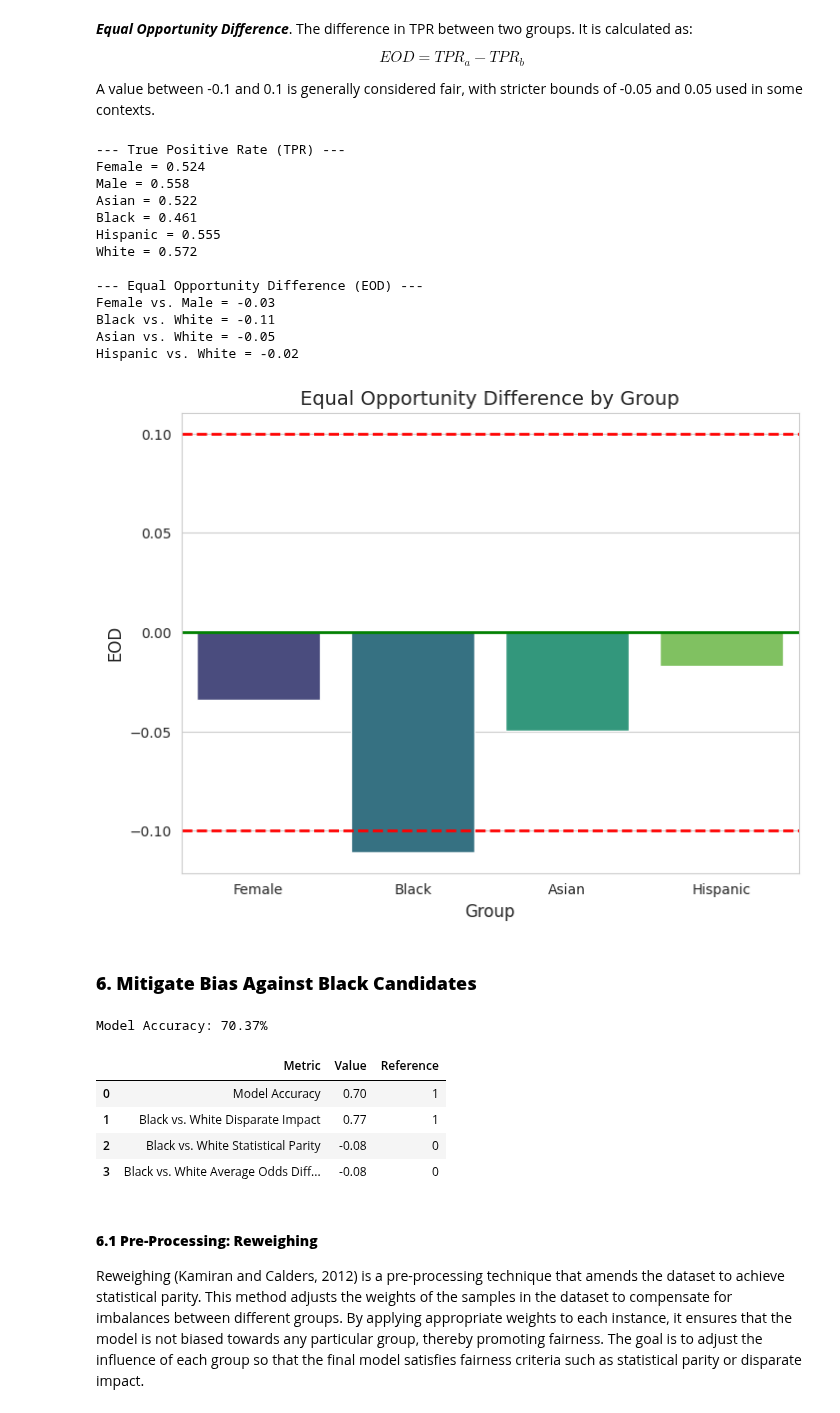
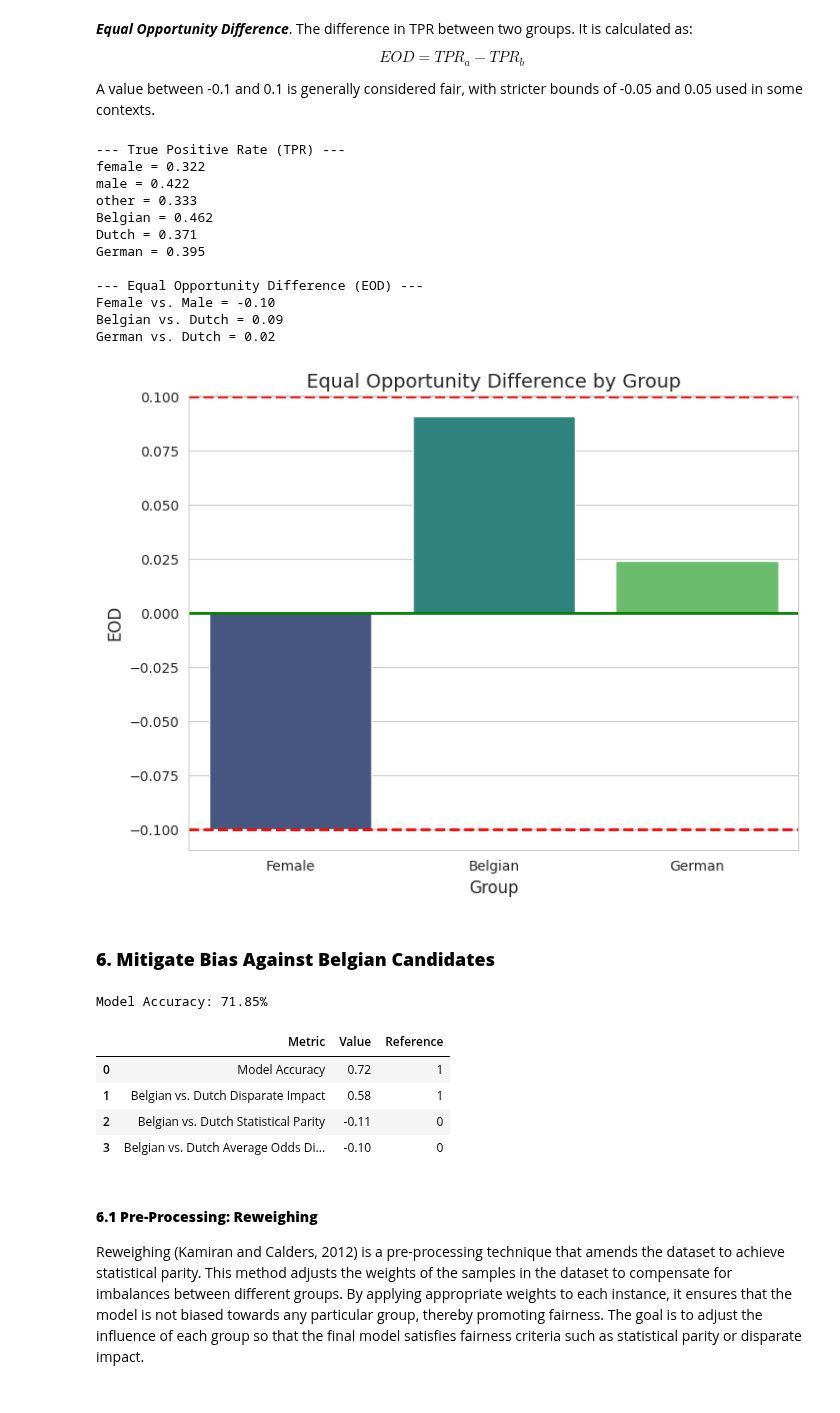
Before and after one commit to AlbanaCelepija/enhanced_mlops, a Jupyter notebook: framework/library/use_cases/tabular/src/local_platform/experiments/1.bias_mitigation.ipynb, the cells around one changed output. Cells and saved outputs as stored; diff of their text form; code cells hidden in the pictures.

```diff
--- a/framework/library/use_cases/tabular/src/local_platform/experiments/1.bias_mitigation.ipynb
+++ b/framework/library/use_cases/tabular/src/local_platform/experiments/1.bias_mitigation.ipynb
@@ -94,21 +94,21 @@ def get_metrics(group_a, group_b, y_pred, y_true):
     ]  # Calculate accuracy
     metrics += [
         [
-            "Black vs. White Disparate Impact",
+            "Belgian vs. Dutch Disparate Impact",
             round(disparate_impact(group_a, group_b, y_pred), 2),
             1,
         ]
     ]  # Calculate disparate impact
     metrics += [
         [
-            "Black vs. White Statistical Parity",
+            "Belgian vs. Dutch Statistical Parity",
             round(statistical_parity(group_a, group_b, y_pred), 2),
             0,
         ]
     ]  # Calculate statistical parity
     metrics += [
         [
-            "Black vs. White Average Odds Difference",
+            "Belgian vs. Dutch Average Odds Difference",
             round(average_odds_diff(group_a, group_b, y_pred, y_true), 2),
             0,
         ]
@@ -175,7 +175,7 @@ def plot_confusion_matrices(groups, data_test, category, y_test, y_pred_test):
         ax = axes[i + 1]  # Get axis for group
         subset = data_test[data_test[category] == group]  # Filter data for group
         cm = plot_cm(
-            subset["Label"], subset["Pred"], ax=ax
+            subset["decision"], subset["Pred"], ax=ax
         )  # Plot confusion matrix for group
         cm_dict[group] = cm  # Store confusion matrix for group
         ax.set_title(group, fontsize=14, fontweight="bold")
@@ -491,18 +489,18 @@ Hispanic vs. White = 0.90
 # %%
 # Plot for Gender
 cms_gender = plot_confusion_matrices(
-    groups=data["Gender"].unique(),
+    groups=data["gender"].unique(),
     data_test=data_test,
-    category="Gender",
+    category="gender",
     y_test=y_test,
     y_pred_test=y_pred_test,
 )
 
-# Plot for Ethnicity
+# Plot for nationality
 cms_ethnicity = plot_confusion_matrices(
-    groups=data["Ethnicity"].unique(),
+    groups=data["nationality"].unique(),
     data_test=data_test,
-    category="Ethnicity",
+    category="nationality",
     y_test=y_test,
     y_pred_test=y_pred_test,
 )
@@ -542,62 +540,59 @@ for e in pred_e_mean.index:
 print()
 
 # Calculate Equal Opportunity Difference (EOD)
-eod_fm = TPRs_gender["Female"] - TPRs_gender["Male"]  # Female vs. Male
-eod_bw = TPRs_ethnicity["Black"] - TPRs_ethnicity["White"]  # Black vs. White
-eod_aw = TPRs_ethnicity["Asian"] - TPRs_ethnicity["White"]  # Asian vs. White
-eod_hw = TPRs_ethnicity["Hispanic"] - TPRs_ethnicity["White"]  # Hispanic vs. White
+eod_fm = TPRs_gender["female"] - TPRs_gender["male"]  # Female vs. Male
+eod_bd = TPRs_ethnicity["Belgian"] - TPRs_ethnicity["Dutch"]  # Belgian vs. Dutch
+eod_gd = TPRs_ethnicity["German"] - TPRs_ethnicity["Dutch"]  # German vs. Dutch
 
 print("--- Equal Opportunity Difference (EOD) ---")
 print(f"Female vs. Male = {eod_fm:.2f}")
-print(f"Black vs. White = {eod_bw:.2f}")
-print(f"Asian vs. White = {eod_aw:.2f}")
-print(f"Hispanic vs. White = {eod_hw:.2f}")
+print(f"Belgian vs. Dutch = {eod_bd:.2f}")
+print(f"German vs. Dutch = {eod_gd:.2f}")
 
 eod_data = pd.DataFrame(
     {
-        "Group": ["Female", "Black", "Asian", "Hispanic"],
-        "EOD": [eod_fm, eod_bw, eod_aw, eod_hw],
+        "Group": ["Female", "Belgian", "German"],
+        "EOD": [eod_fm, eod_bd, eod_gd],
     }
 )
 
 # Plot Equal Opportunity Difference (EOD)
 plt.figure(figsize=(8, 6))
 ax = sns.barplot(
     x="Group", y="EOD", data=eod_data, palette="viridis", hue="Group", legend=False
 )
 plt.axhline(
     y=-0.1, linewidth=2, color="r", linestyle="--"
 )  # Threshold for fairness (lower bound)
 plt.axhline(
     y=0.1, linewidth=2, color="r", linestyle="--"
 )  # Threshold for fairness (upper bound)
 plt.axhline(
     y=0, linewidth=2, color="g", linestyle="-"
 )  # Line representing 0 (ideal fairness)
 plt.title("Equal Opportunity Difference by Group", fontsize=14)
 plt.xlabel("Group", fontsize=12)
 plt.ylabel("EOD", fontsize=12)
 plt.show()
 # %% [output]
 --- True Positive Rate (TPR) ---
-Female = 0.524
-Male = 0.558
-Asian = 0.522
-Black = 0.461
-Hispanic = 0.555
-White = 0.572
+female = 0.322
+male = 0.422
+other = 0.333
+Belgian = 0.462
+Dutch = 0.371
+German = 0.395
 
 --- Equal Opportunity Difference (EOD) ---
-Female vs. Male = -0.03
-Black vs. White = -0.11
-Asian vs. White = -0.05
-Hispanic vs. White = -0.02
+Female vs. Male = -0.10
+Belgian vs. Dutch = 0.09
+German vs. Dutch = 0.02
-[figure, old version]
+[figure, new version]
 # %% [markdown]
-### **6. Mitigate Bias Against Black Candidates**
+### **6. Mitigate Bias Against Belgian Candidates**
 # %%
 # Include only Black and White candidates for the analysis
-data = data[data["Ethnicity"].isin(["Black", "White"])].copy()
+data = data[data["gender"].isin(["female", "male"])].copy()
 
 # Split data into training & testing sets
 data_train, data_test = train_test_split(data, test_size=0.3, random_state=4)
@@ -620,18 +615,18 @@ data_test = data_test.copy()
 data_test["Pred"] = y_pred_test
 
 # Evaluate performance and bias metrics
-group_a_test = dem_test["Ethnicity"] == "Black"
-group_b_test = dem_test["Ethnicity"] == "White"
+group_a_test = dem_test["gender"] == "female"
+group_b_test = dem_test["gender"] == "male"
 metrics_orig = get_metrics(group_a_test, group_b_test, y_pred_test, y_test)
 
 display(metrics_orig)
 # %% [output]
-Model Accuracy: 70.37%
+Model Accuracy: 71.85%
 |  | Metric | Value | Reference |
-| 0 | Model Accuracy | 0.70 | 1 |
-| 1 | Black vs. White Disparate Impact | 0.77 | 1 |
-| 2 | Black vs. White Statistical Parity | -0.08 | 0 |
-| 3 | Black vs. White Average Odds Diff... | -0.08 | 0 |
+| 0 | Model Accuracy | 0.72 | 1 |
+| 1 | Belgian vs. Dutch Disparate Impact | 0.58 | 1 |
+| 2 | Belgian vs. Dutch Statistical Parity | -0.11 | 0 |
+| 3 | Belgian vs. Dutch Average Odds Di... | -0.10 | 0 |
 # %% [markdown]
 #### **6.1 Pre-Processing: Reweighing**
 
```
Also changed, not shown: parts of 13 cells of this notebook, 7 other files.
